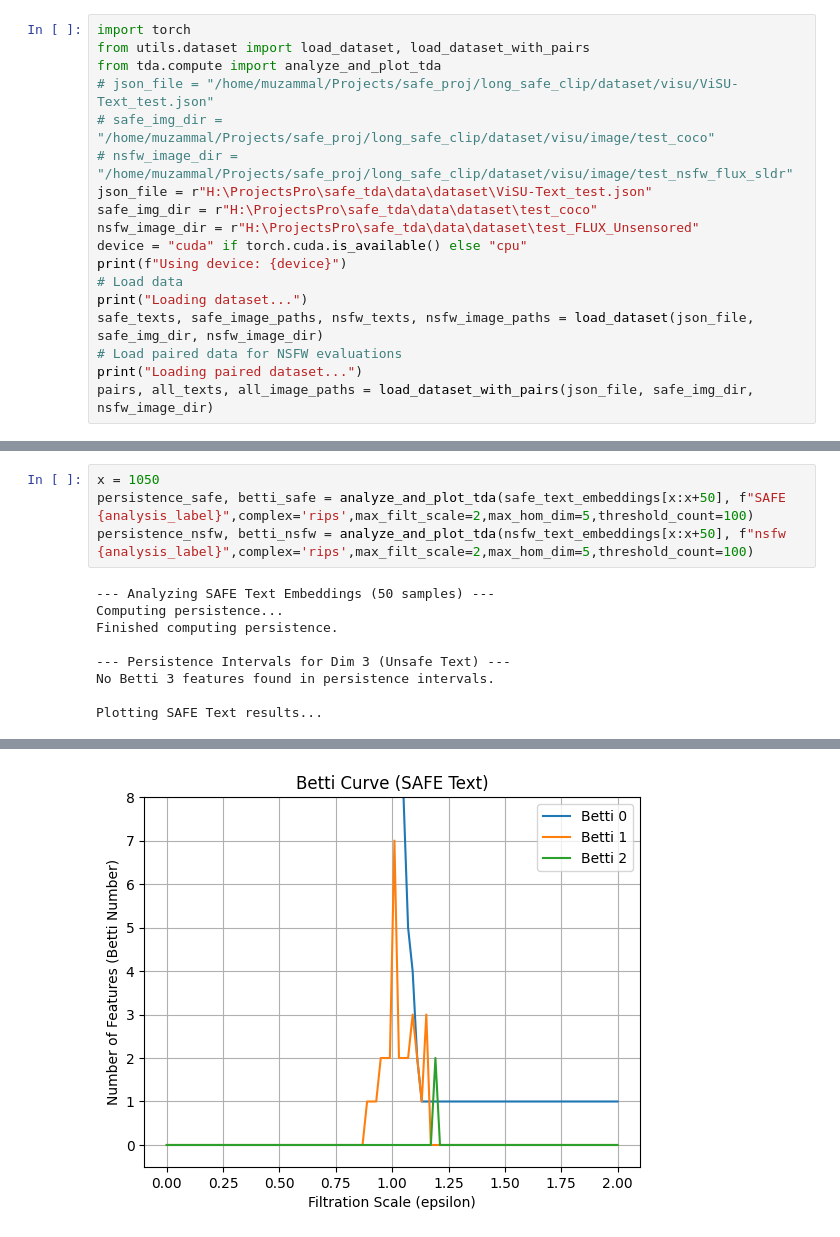
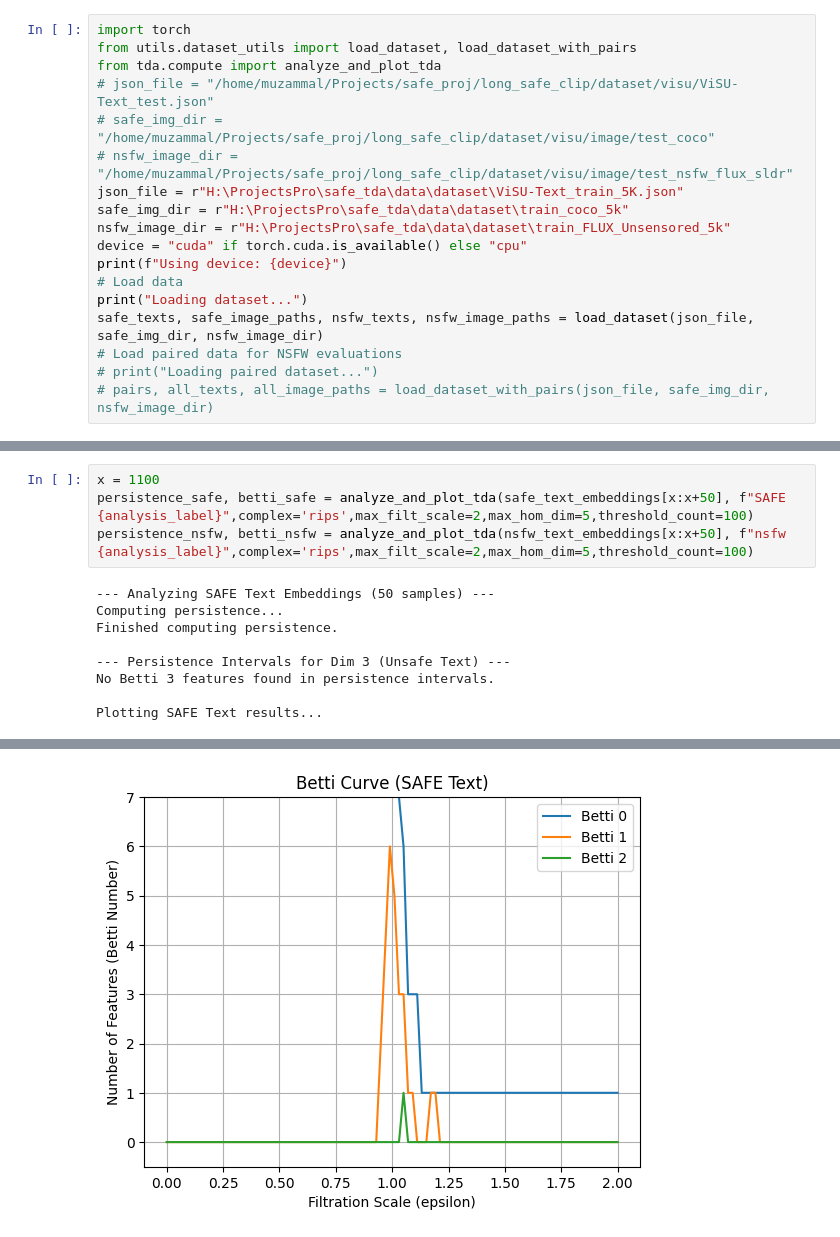
Before and after one commit to fesvhtr/safe_tda, a Jupyter notebook: VISU_tda_analysis.ipynb, the cells around one changed output, grey strips where cells are left out. Cells and saved outputs as stored; diff of their text form.

```diff
--- a/VISU_tda_analysis.ipynb
+++ b/VISU_tda_analysis.ipynb
@@ -1,19 +1,19 @@
 # %%
 import torch
-from utils.dataset import load_dataset, load_dataset_with_pairs
+from utils.dataset_utils import load_dataset, load_dataset_with_pairs
 from tda.compute import analyze_and_plot_tda
 # json_file = "/home/muzammal/Projects/safe_proj/long_safe_clip/dataset/visu/ViSU-Text_test.json"
 # safe_img_dir = "/home/muzammal/Projects/safe_proj/long_safe_clip/dataset/visu/image/test_coco"
 # nsfw_image_dir = "/home/muzammal/Projects/safe_proj/long_safe_clip/dataset/visu/image/test_nsfw_flux_sldr"
-json_file = r"H:\ProjectsPro\safe_tda\data\dataset\ViSU-Text_test.json"
-safe_img_dir = r"H:\ProjectsPro\safe_tda\data\dataset\test_coco"
-nsfw_image_dir = r"H:\ProjectsPro\safe_tda\data\dataset\test_FLUX_Unsensored"
+json_file = r"H:\ProjectsPro\safe_tda\data\dataset\ViSU-Text_train_5K.json"
+safe_img_dir = r"H:\ProjectsPro\safe_tda\data\dataset\train_coco_5k"
+nsfw_image_dir = r"H:\ProjectsPro\safe_tda\data\dataset\train_FLUX_Unsensored_5k"
 device = "cuda" if torch.cuda.is_available() else "cpu"
 print(f"Using device: {device}")
 # Load data
 print("Loading dataset...")
 safe_texts, safe_image_paths, nsfw_texts, nsfw_image_paths = load_dataset(json_file, safe_img_dir, nsfw_image_dir)
 # Load paired data for NSFW evaluations
-print("Loading paired dataset...")
-pairs, all_texts, all_image_paths = load_dataset_with_pairs(json_file, safe_img_dir, nsfw_image_dir)
+# print("Loading paired dataset...")
+# pairs, all_texts, all_image_paths = load_dataset_with_pairs(json_file, safe_img_dir, nsfw_image_dir)
 # %% [output]
@@ -52,7 +54,7 @@ text_features shape: torch.Size([5000, 768])
 Extracting nsfw TEXT embeddings...
 text_features shape: torch.Size([5000, 768])
 # %%
-x = 1050
+x = 1100
 persistence_safe, betti_safe = analyze_and_plot_tda(safe_text_embeddings[x:x+50], f"SAFE {analysis_label}",complex='rips',max_filt_scale=2,max_hom_dim=5,threshold_count=100)
 persistence_nsfw, betti_nsfw = analyze_and_plot_tda(nsfw_text_embeddings[x:x+50], f"nsfw {analysis_label}",complex='rips',max_filt_scale=2,max_hom_dim=5,threshold_count=100)
 # %% [output]
@@ -68,4 +70,4 @@ Plotting SAFE Text results...
-[figure, old version]
+[figure, new version]
 --- Analyzing nsfw Text Embeddings (50 samples) ---
 Computing persistence...
 Finished computing persistence.
```
Also changed, not shown: parts of 5 cells of this notebook, 10 other files.
